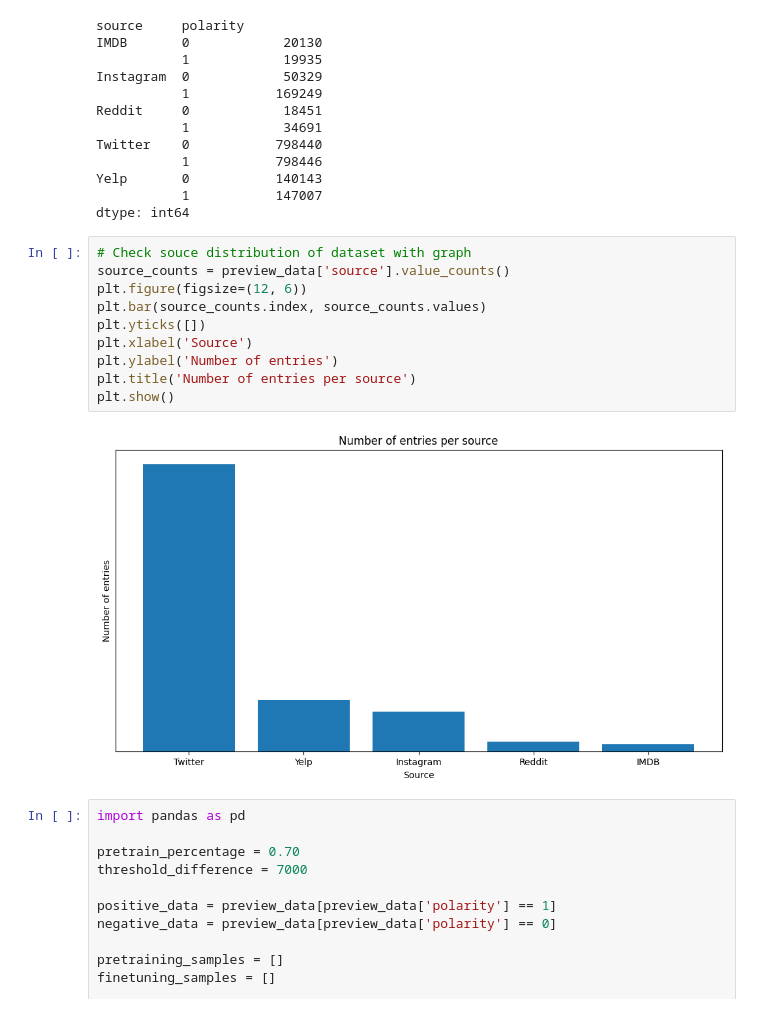
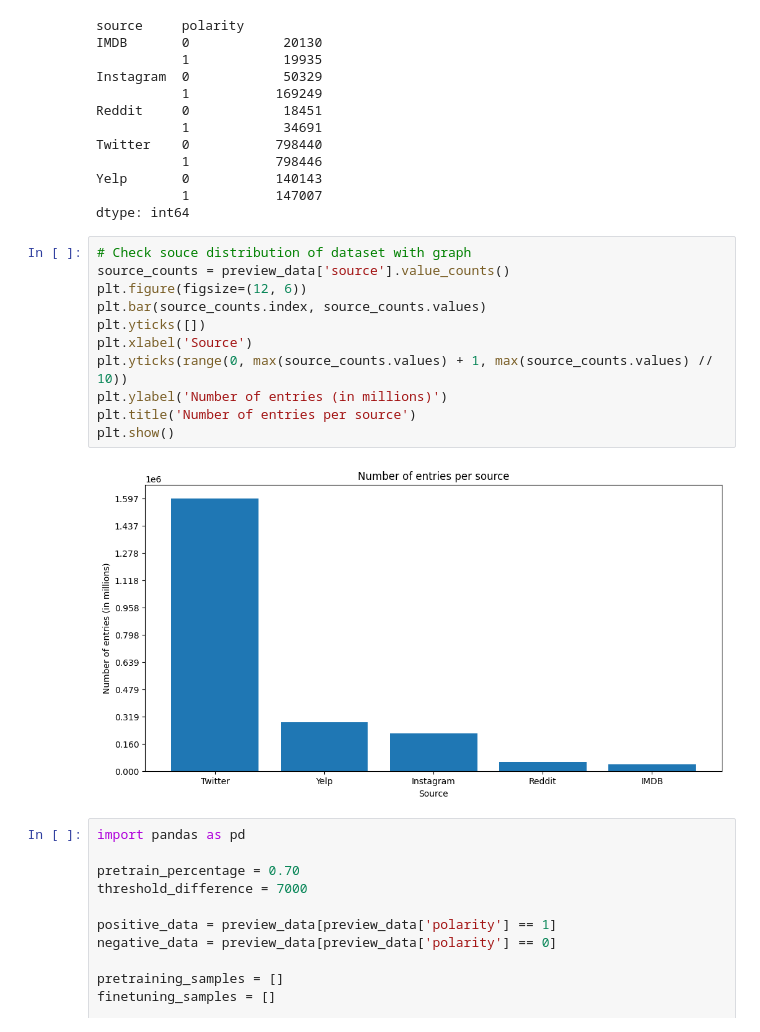
Before and after one commit to Empyrealiv/CSC3101_Capstone, a Jupyter notebook: ML/preprocessing.ipynb, the cells around one changed output. Drawn from its saved outputs; the diff is of its cells as text.

```diff
--- a/ML/preprocessing.ipynb
+++ b/ML/preprocessing.ipynb
@@ -732,15 +732,16 @@ dtype: int64
 # %%
 # Check souce distribution of dataset with graph
 source_counts = preview_data['source'].value_counts()
 plt.figure(figsize=(12, 6))
 plt.bar(source_counts.index, source_counts.values)
 plt.yticks([])
 plt.xlabel('Source')
-plt.ylabel('Number of entries')
+plt.yticks(range(0, max(source_counts.values) + 1, max(source_counts.values) // 10))
+plt.ylabel('Number of entries (in millions)')
 plt.title('Number of entries per source')
 plt.show()
 # %% [output]
-[figure, old version]
+[figure, new version]
 # %%
 import pandas as pd
 
```
Also changed, not shown: 5 other files.
